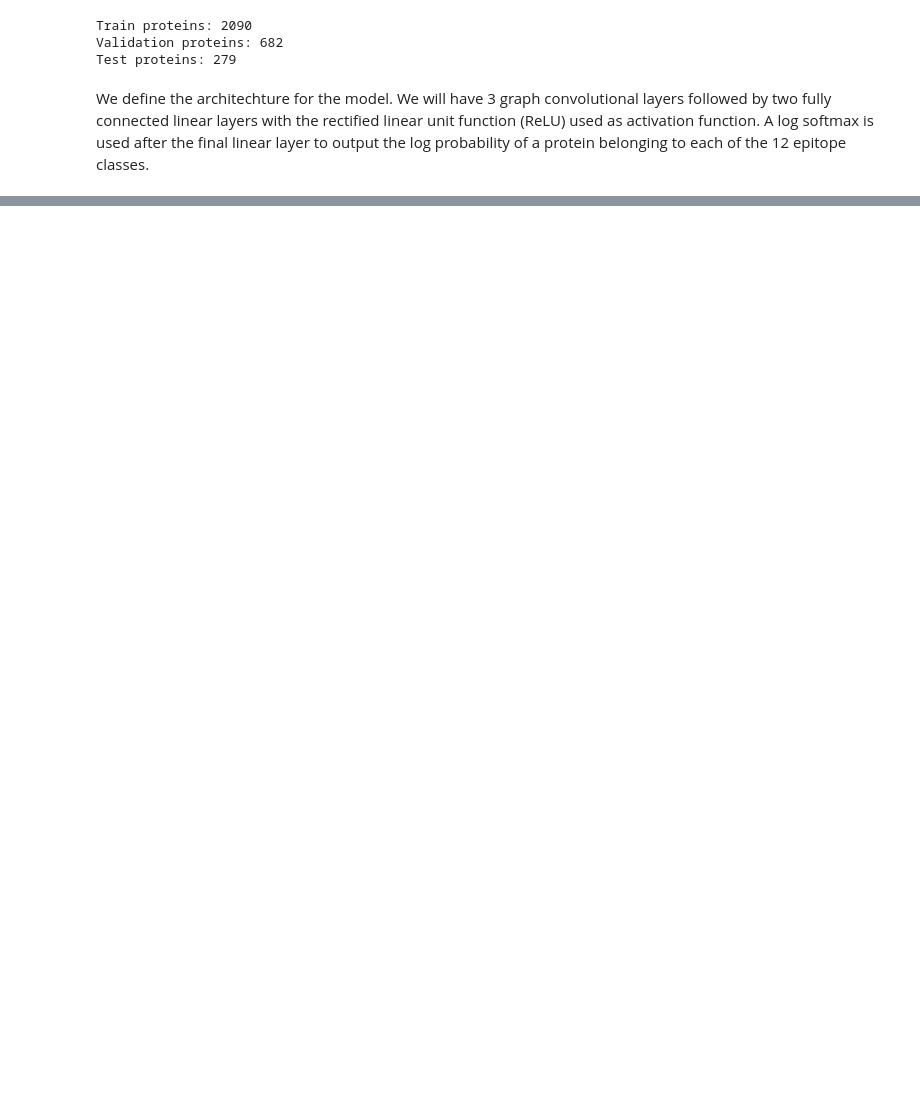
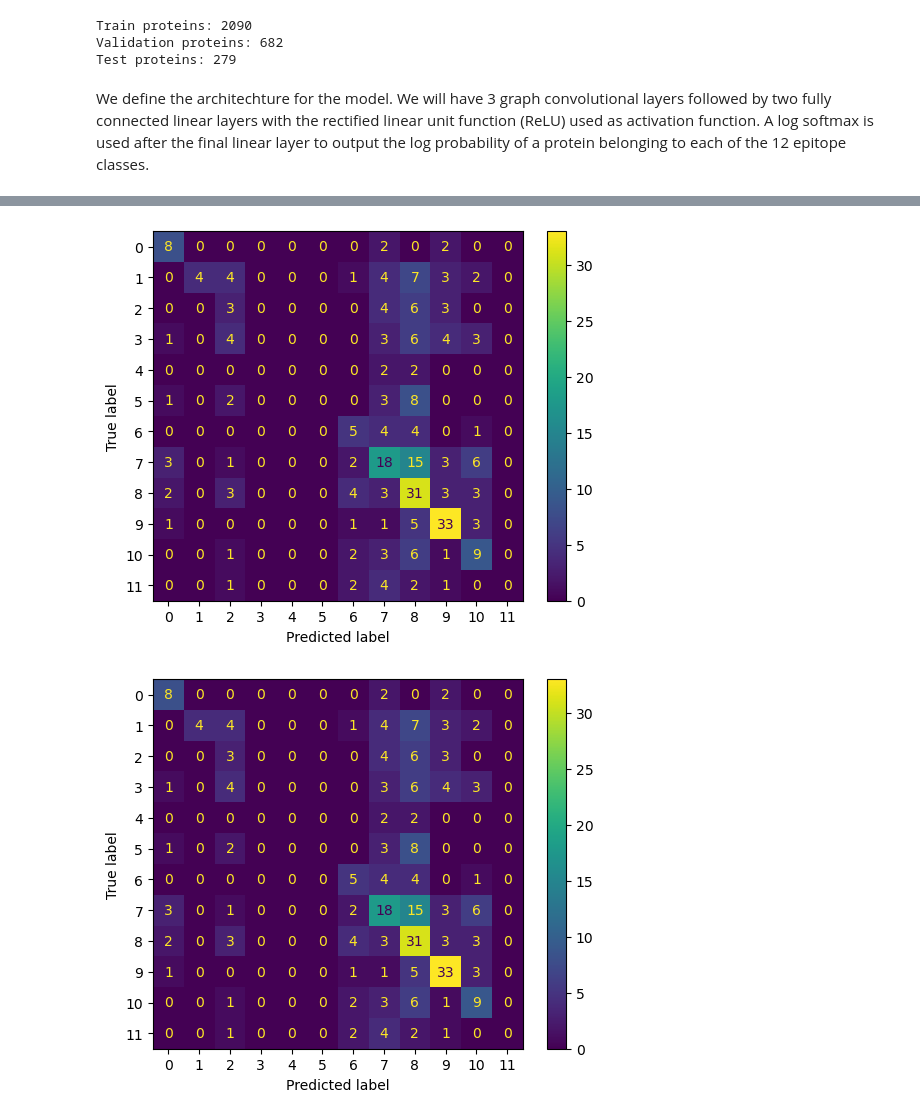
Before and after one commit to JonasBlomquist/AI4ProtEng_AIntibody, a Jupyter notebook: notebooks/graph_level_classification.ipynb, the cells around one changed output, grey strips where cells are left out. Saved outputs shown, nothing was run; the diff lists cells and outputs as text; code cells hidden in the pictures; blank space fills up the shorter version.

```diff
--- a/notebooks/graph_level_classification.ipynb
+++ b/notebooks/graph_level_classification.ipynb
@@ -254,14 +256,14 @@ val_graphs   = [pygraphs[i] for i in val_indices]
 test_graphs  = [pygraphs[i] for i in test_indices]
 
 # Create DataLoaders
-batch_size = 32
+batch_size = 100
 train_loader = DataLoader(train_graphs, batch_size=batch_size, shuffle=True)
 val_loader   = DataLoader(val_graphs, batch_size=batch_size, shuffle=True)
 test_loader  = DataLoader(test_graphs, batch_size=batch_size, shuffle=False)
 
 # Print the indices
 print(f"Train proteins: {len(train_indices)}")
-print(f"Validation proteins: {len(validation_indices)}")
+print(f"Validation proteins: {len(val_indices)}")
 print(f"Test proteins: {len(test_indices)}")
 # %% [output]
 Train proteins: 2090
@@ -398,0 +439,9 @@ ModuleNotFoundError: No module named 'esm'
+# %%
+cm = confusion_matrix(true_labels, predictions)
+disp = ConfusionMatrixDisplay(cm).plot()
+disp.plot()
+plt.savefig('cm_graph.png')
+plt.show()
+# %% [output]
+[figure, added]
+[figure, added]
```
Also changed, not shown: parts of 17 cells of this notebook, 1 other file.
